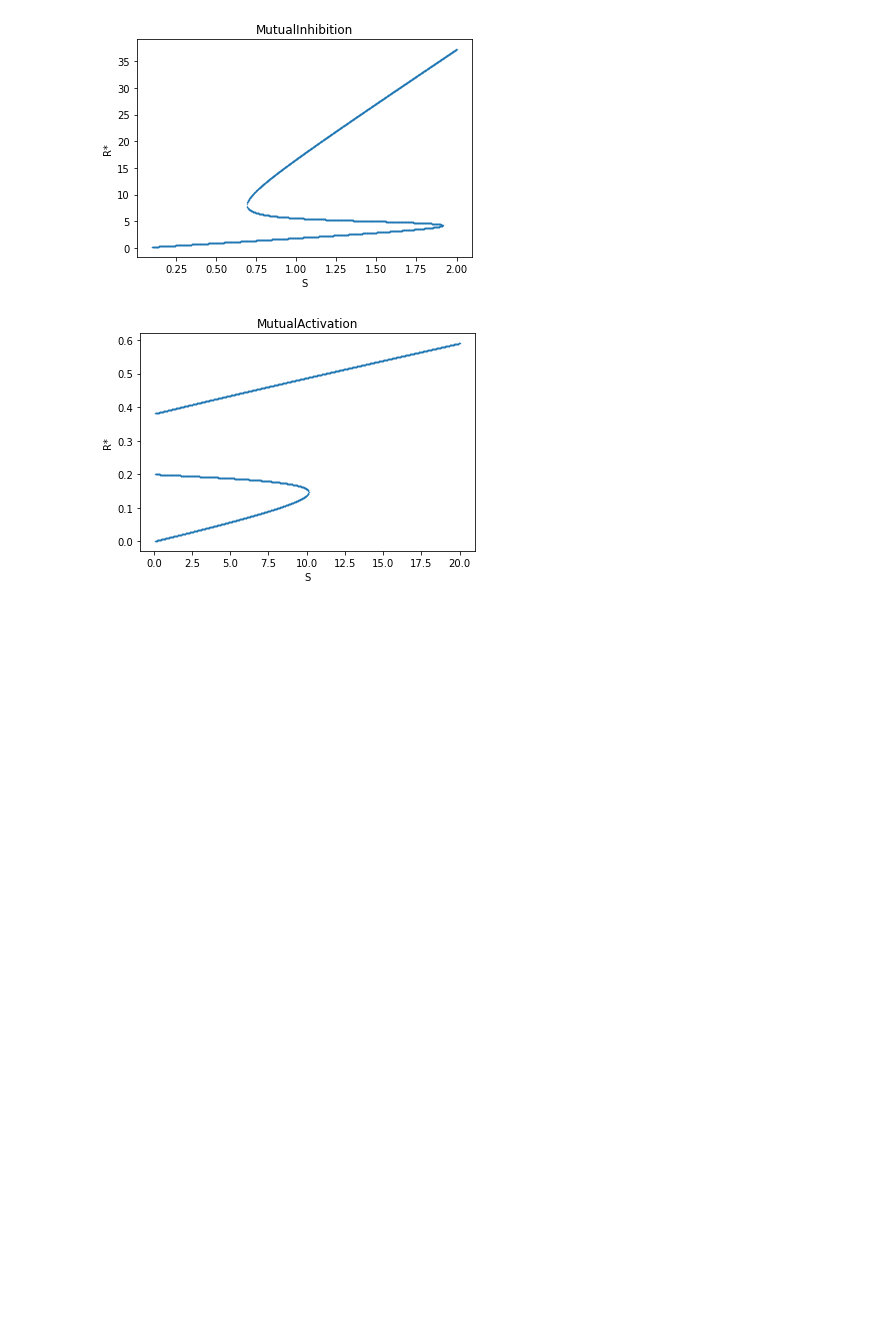
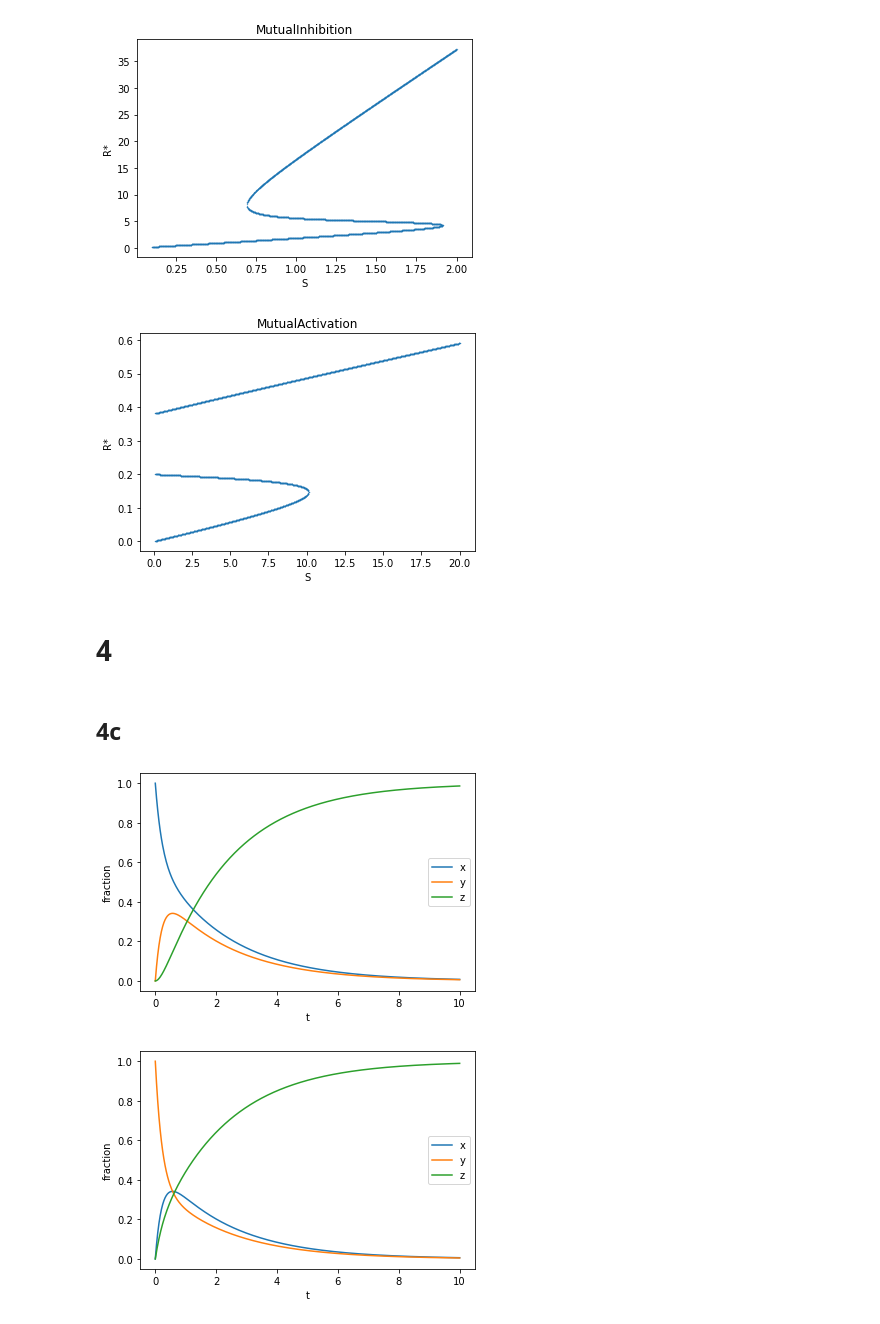
Before and after one commit to Nickvs99/ComputationalBiology, a Jupyter notebook: Set2/set2.ipynb, the cells around one changed output. Drawn from its saved outputs; the diff is of its cells as text; code cells hidden in the pictures; blank space fills up the shorter version.

```diff
--- a/Set2/set2.ipynb
+++ b/Set2/set2.ipynb
@@ -201,3 +201,32 @@ MutualActivation().signal_response_curve(np.linspace(0.1, 20, S_precision), R_va
 [figure]
 [figure]
 [figure]
+# %% [markdown]
+# 4
+# %%
+def system_ionic(states, t, k1, k2, k3):
+    x, y, z = states
+
+    return np.array([k2 * y - k1 * x, k1 * x - (k2 + k3) * y, k3 * y])
+
+def plot_ionic_over_time(initial_state, initial_ks, t_values = np.linspace(0, 10, 50)):
+    x0, y0, z0, = initial_state
+    k1, k2, k3 = initial_ks
+
+    rates = odeint(system_ionic, y0 = initial_state, t = t_values, args = (k1, k2, k3)).transpose()
+    plt.plot(t_values, rates[0], label=f"x")
+    plt.plot(t_values, rates[1], label=f"y")
+    plt.plot(t_values, rates[2], label=f"z")
+
+    plt.xlabel("t")
+    plt.ylabel("fraction")
+    plt.legend()
+    plt.show()
+# %% [markdown]
+## 4c
+# %%
+plot_ionic_over_time((1, 0, 0), (2, 2, 1), np.linspace(0, 10, 500))
+plot_ionic_over_time((0, 1, 0), (2, 2, 1), np.linspace(0, 10, 500))
+# %% [output]
+[figure, added]
+[figure, added]
```
Also changed, not shown: parts of 2 cells of this notebook.
